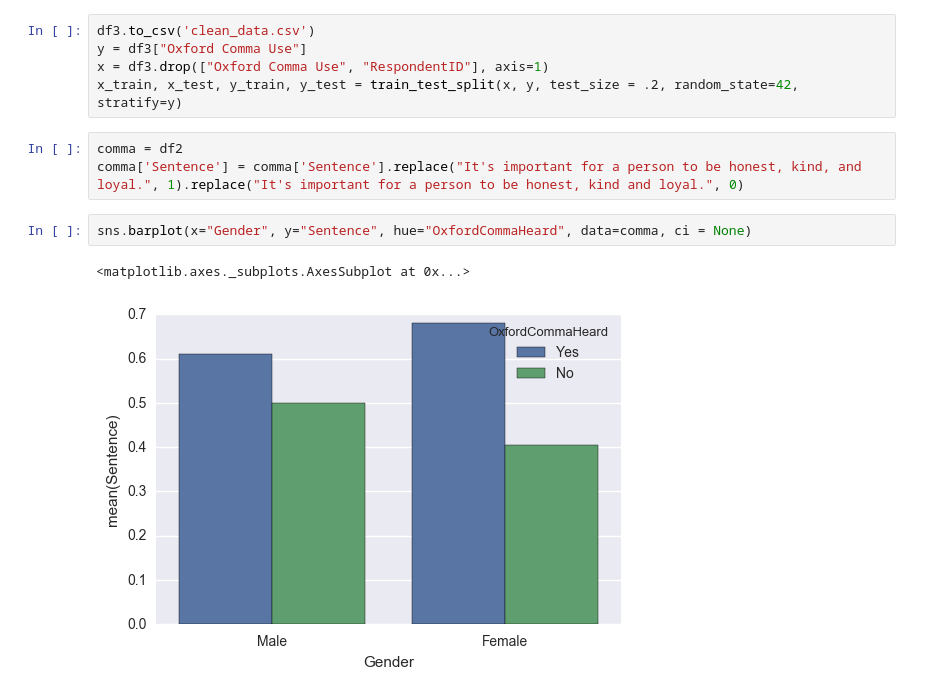
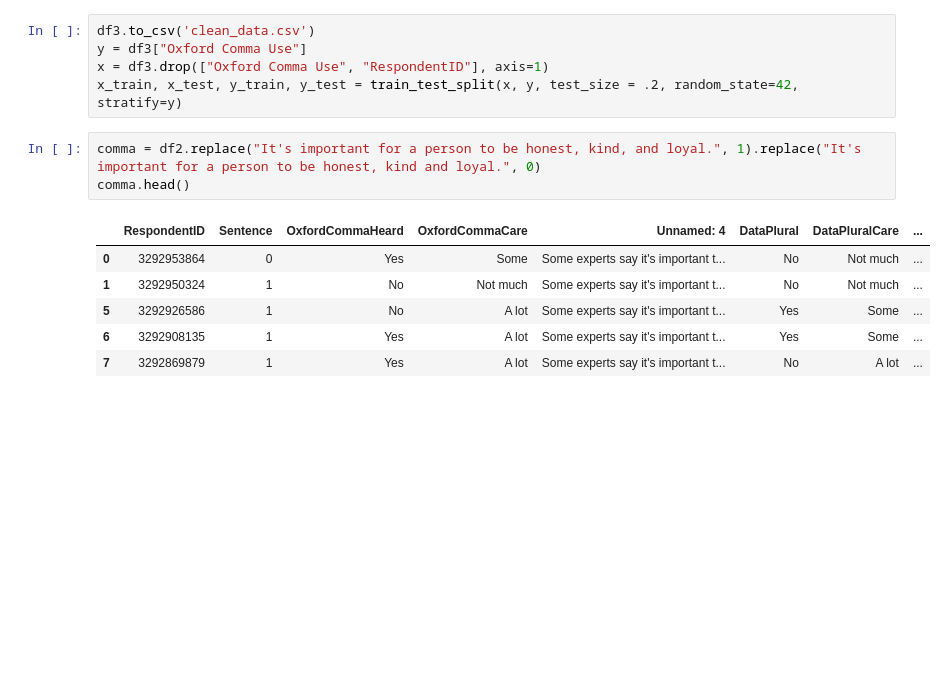
Before and after one commit to Moose2046/MAN6915, a Jupyter notebook: Group Project/Cleaning Dataset.ipynb, the cells around one changed output. Drawn from its saved outputs; the diff is of its cells as text; blank space fills up the shorter version.

```diff
--- a/Group Project/Cleaning Dataset.ipynb
+++ b/Group Project/Cleaning Dataset.ipynb
@@ -65,11 +58,13 @@ y = df3["Oxford Comma Use"]
 x = df3.drop(["Oxford Comma Use", "RespondentID"], axis=1)
 x_train, x_test, y_train, y_test = train_test_split(x, y, test_size = .2, random_state=42, stratify=y)
 # %%
-comma = df2
-comma['Sentence'] = comma['Sentence'].replace("It's important for a person to be honest, kind, and loyal.", 1).replace("It's important for a person to be honest, kind and loyal.", 0)
+comma = df2.replace("It's important for a person to be honest, kind, and loyal.", 1).replace("It's important for a person to be honest, kind and loyal.", 0)
+comma.head()
+# %% [output]
+|  | RespondentID | Sentence | OxfordCommaHeard | OxfordCommaCare | Unnamed: 4 | DataPlural | DataPluralCare | ... |
+| 0 | 3292953864 | 0 | Yes | Some | Some experts say it's important t... | No | Not much | ... |
+| 1 | 3292950324 | 1 | No | Not much | Some experts say it's important t... | No | Not much | ... |
+| 5 | 3292926586 | 1 | No | A lot | Some experts say it's important t... | Yes | Some | ... |
+| 6 | 3292908135 | 1 | Yes | A lot | Some experts say it's important t... | Yes | Some | ... |
+| 7 | 3292869879 | 1 | Yes | A lot | Some experts say it's important t... | No | A lot | ... |
-# %%
-sns.barplot(x="Gender", y="Sentence", hue="OxfordCommaHeard", data=comma, ci = None)
-# %% [output]
-<matplotlib.axes._subplots.AxesSubplot at 0x...>
-[figure, removed]
 # %%
```
Also changed, not shown: parts of 5 cells of this notebook.
